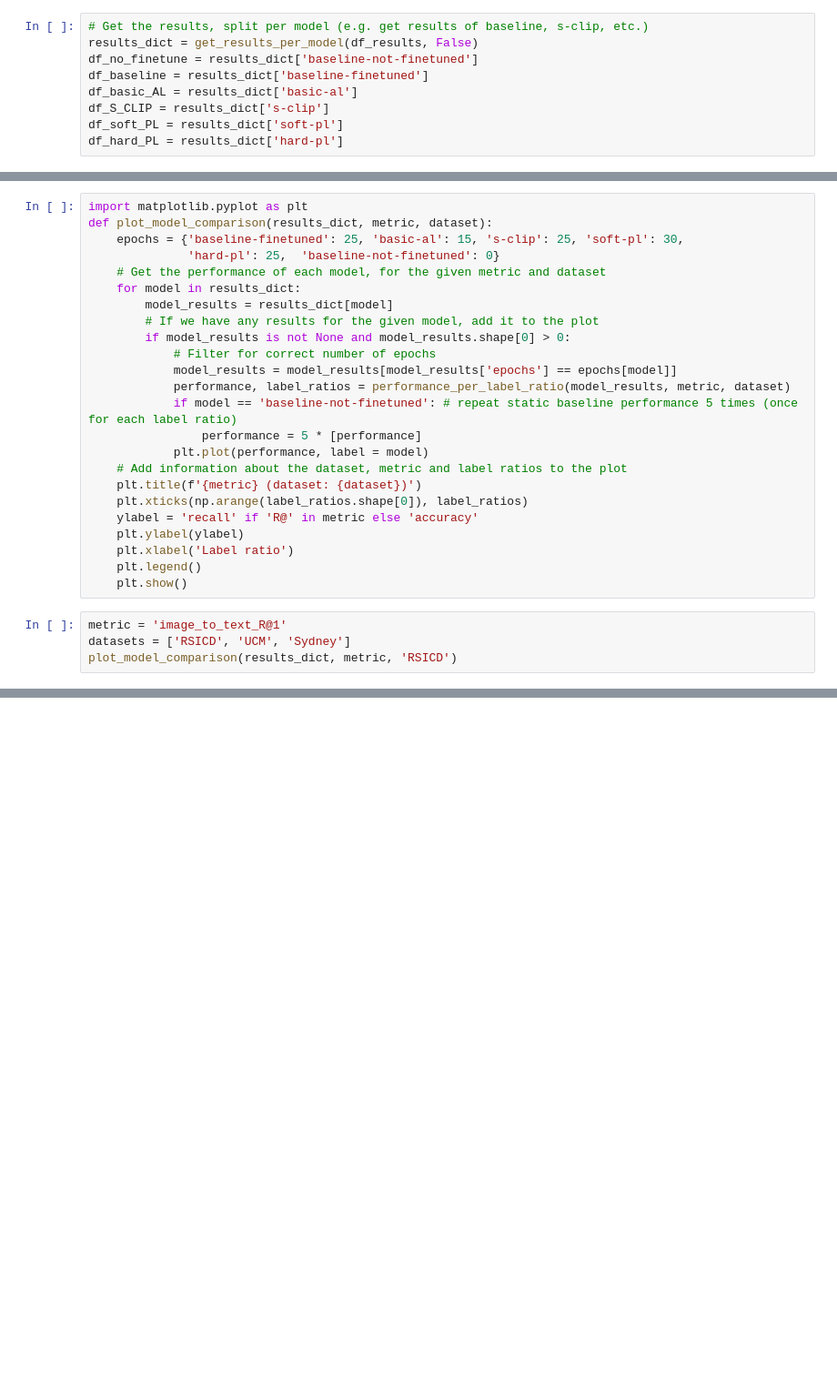
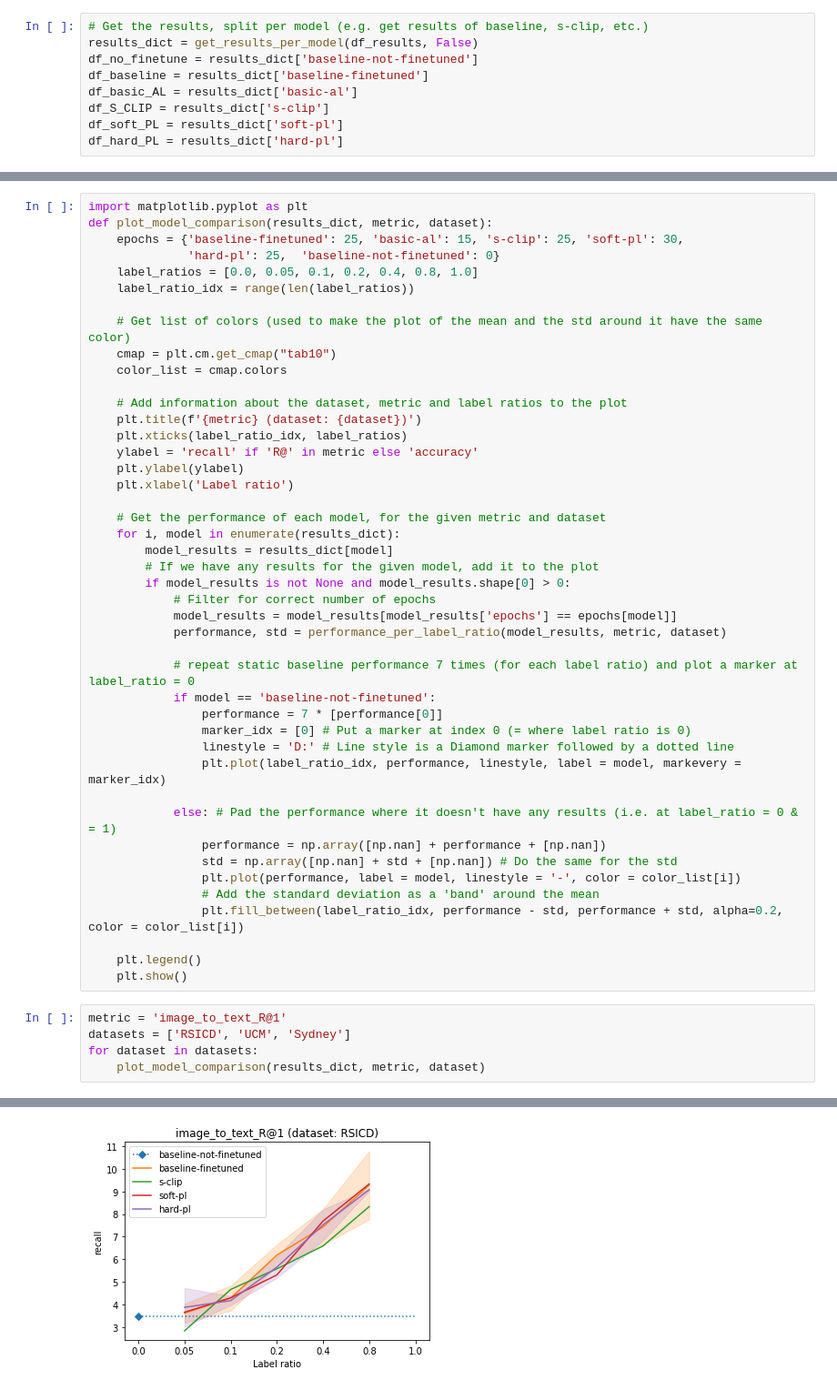
Before and after one commit to nataliehh/thesis2023-2024, a Jupyter notebook: results_analysis.ipynb, the cells around one changed output, grey strips where cells are left out. Shown at 91% size. Drawn from its saved outputs; the diff is of its cells as text; blank space fills up the shorter version.

Commit message:
Prettifying plots of results (adding std bands, label ratios 0 and 1)

```diff
--- a/results_analysis.ipynb
+++ b/results_analysis.ipynb
@@ -156,26 +454,48 @@ import matplotlib.pyplot as plt
 def plot_model_comparison(results_dict, metric, dataset):
     epochs = {'baseline-finetuned': 25, 'basic-al': 15, 's-clip': 25, 'soft-pl': 30,
               'hard-pl': 25,  'baseline-not-finetuned': 0}
+    label_ratios = [0.0, 0.05, 0.1, 0.2, 0.4, 0.8, 1.0]
+    label_ratio_idx = range(len(label_ratios))
+
+    # Get list of colors (used to make the plot of the mean and the std around it have the same color)
+    cmap = plt.cm.get_cmap("tab10")
+    color_list = cmap.colors
+
+    # Add information about the dataset, metric and label ratios to the plot
+    plt.title(f'{metric} (dataset: {dataset})')
+    plt.xticks(label_ratio_idx, label_ratios)
+    ylabel = 'recall' if 'R@' in metric else 'accuracy'
+    plt.ylabel(ylabel)
+    plt.xlabel('Label ratio')
+
     # Get the performance of each model, for the given metric and dataset
-    for model in results_dict:
+    for i, model in enumerate(results_dict):
         model_results = results_dict[model]
         # If we have any results for the given model, add it to the plot
         if model_results is not None and model_results.shape[0] > 0:
             # Filter for correct number of epochs
             model_results = model_results[model_results['epochs'] == epochs[model]]
-            performance, label_ratios = performance_per_label_ratio(model_results, metric, dataset)
-            if model == 'baseline-not-finetuned': # repeat static baseline performance 5 times (once for each label ratio)
-                performance = 5 * [performance]
-            plt.plot(performance, label = model)
-    # Add information about the dataset, metric and label ratios to the plot
-    plt.title(f'{metric} (dataset: {dataset})')
-    plt.xticks(np.arange(label_ratios.shape[0]), label_ratios)
-    ylabel = 'recall' if 'R@' in metric else 'accuracy'
-    plt.ylabel(ylabel)
-    plt.xlabel('Label ratio')
+            performance, std = performance_per_label_ratio(model_results, metric, dataset)
+
+            # repeat static baseline performance 7 times (for each label ratio) and plot a marker at label_ratio = 0
+            if model == 'baseline-not-finetuned':
+                performance = 7 * [performance[0]]
+                marker_idx = [0] # Put a marker at index 0 (= where label ratio is 0)
+                linestyle = 'D:' # Line style is a Diamond marker followed by a dotted line
+                plt.plot(label_ratio_idx, performance, linestyle, label = model, markevery = marker_idx)
+
+            else: # Pad the performance where it doesn't have any results (i.e. at label_ratio = 0 & = 1)
+                performance = np.array([np.nan] + performance + [np.nan])
+                std = np.array([np.nan] + std + [np.nan]) # Do the same for the std
+                plt.plot(performance, label = model, linestyle = '-', color = color_list[i])
+                # Add the standard deviation as a 'band' around the mean
+                plt.fill_between(label_ratio_idx, performance - std, performance + std, alpha=0.2, color = color_list[i])
+
     plt.legend()
     plt.show()
 # %%
 metric = 'image_to_text_R@1'
 datasets = ['RSICD', 'UCM', 'Sydney']
-plot_model_comparison(results_dict, metric, 'RSICD')
+for dataset in datasets:
+    plot_model_comparison(results_dict, metric, dataset)
+# %% [output]
@@ -181,0 +533 @@ plot_model_comparison(results_dict, metric, 'RSICD')
+[figure, added]
```
Also changed, not shown: parts of 20 cells of this notebook.
